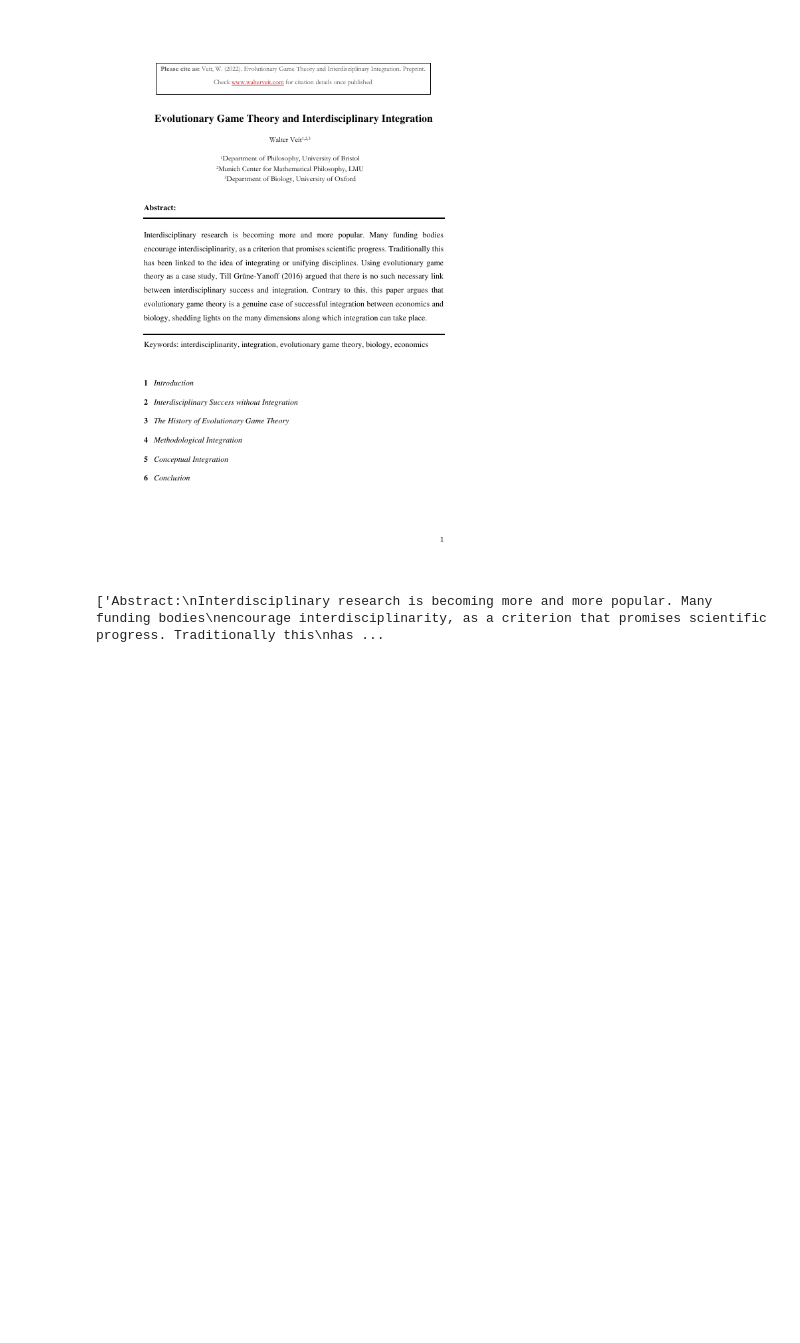
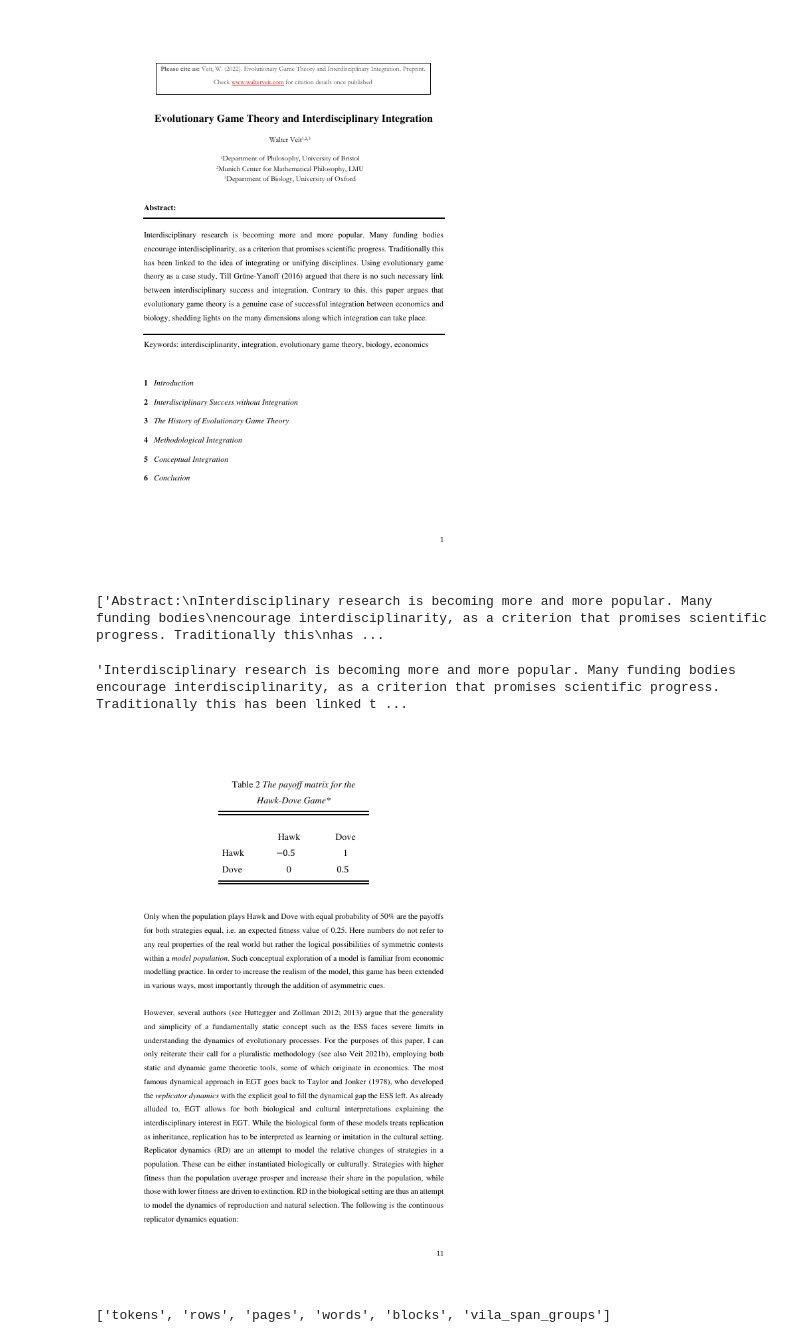
Before and after one commit to jstonge/sci_feuds, a Jupyter notebook: etc/validating_parsing.ipynb, the cells around one changed output. Saved outputs shown, nothing was run; the diff lists cells and outputs as text; code cells hidden in the pictures; blank space fills up the shorter version.

```diff
--- a/etc/validating_parsing.ipynb
+++ b/etc/validating_parsing.ipynb
@@ -18,3 +34,15 @@ display(doc.images[0])
 [_.text for _ in doc.vila_span_groups if _.type == 'Abstract']
 # %% [output]
 ['Abstract:\nInterdisciplinary research is becoming more and more popular. Many funding bodies\nencourage interdisciplinarity, as a criterion that promises scientific progress. Traditionally this\nhas ...
+# %%
+doc_dict_grobid['abstract']
+# %% [output]
+'Interdisciplinary research is becoming more and more popular. Many funding bodies encourage interdisciplinarity, as a criterion that promises scientific progress. Traditionally this has been linked t ...
+# %%
+display(doc.images[10])
+# %% [output]
+[figure, added]
+# %%
+doc.fields
+# %% [output]
+['tokens', 'rows', 'pages', 'words', 'blocks', 'vila_span_groups']
```
Also changed, not shown: parts of 27 cells of this notebook.
